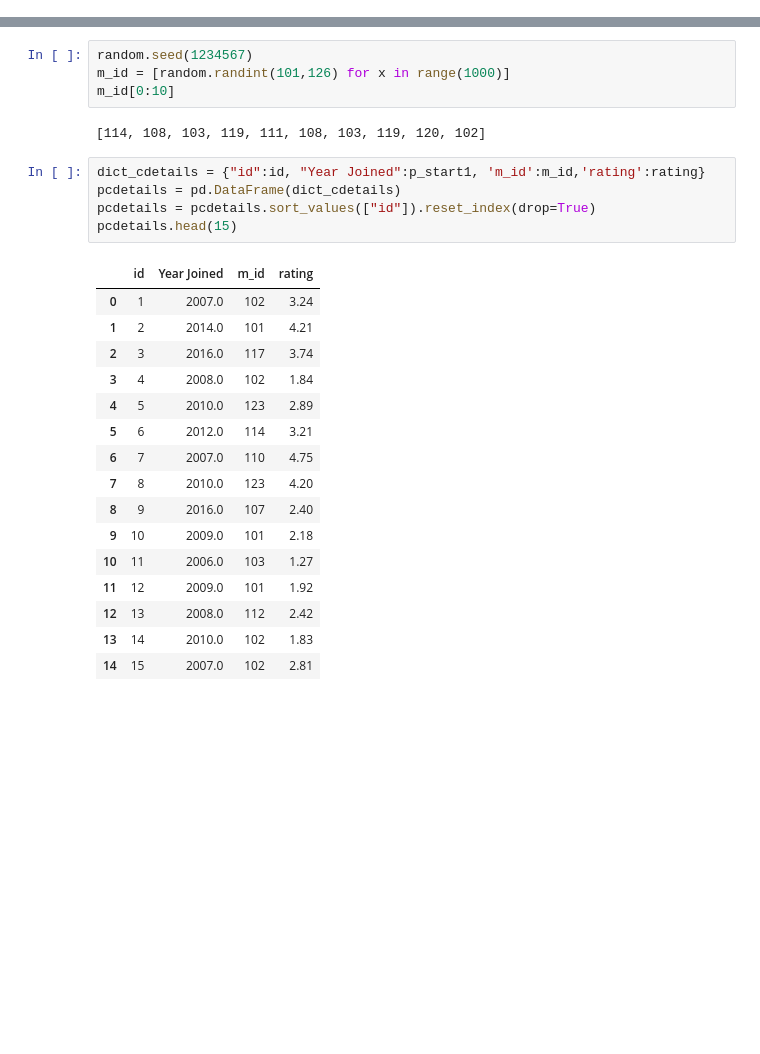
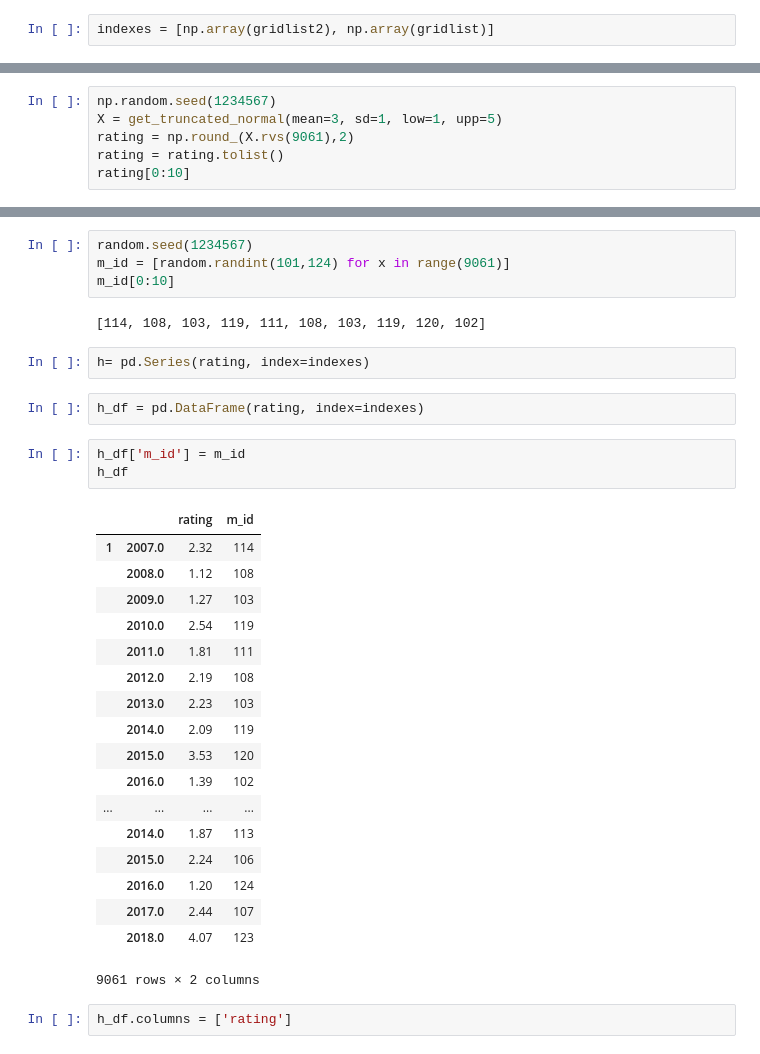
Before and after one commit to vrc-vinodh/mock-data-generation, a Jupyter notebook: complete.ipynb, the cells around one changed output, grey strips where cells are left out. Drawn from its saved outputs; the diff is of its cells as text; blank space fills up the shorter version.

```diff
--- a/complete.ipynb
+++ b/complete.ipynb
@@ -1165,0 +1290,2 @@ rating[0:10]
+# %%
+indexes = [np.array(gridlist2), np.array(gridlist)]
@@ -1165,0 +1297,6 @@ rating[0:10]
+# %%
+np.random.seed(1234567)
+X = get_truncated_normal(mean=3, sd=1, low=1, upp=5)
+rating = np.round_(X.rvs(9061),2)
+rating = rating.tolist()
+rating[0:10]
@@ -1166,28 +1305,34 @@ rating[0:10]
 # %%
 random.seed(1234567)
-m_id = [random.randint(101,126) for x in range(1000)]
+m_id = [random.randint(101,124) for x in range(9061)]
 m_id[0:10]
 # %% [output]
 [114, 108, 103, 119, 111, 108, 103, 119, 120, 102]
-# %%
-dict_cdetails = {"id":id, "Year Joined":p_start1, 'm_id':m_id,'rating':rating}
-pcdetails = pd.DataFrame(dict_cdetails)
-pcdetails = pcdetails.sort_values(["id"]).reset_index(drop=True)
-pcdetails.head(15)
-# %% [output]
-|  | id | Year Joined | m_id | rating |
-| 0 | 1 | 2007.0 | 102 | 3.24 |
-| 1 | 2 | 2014.0 | 101 | 4.21 |
-| 2 | 3 | 2016.0 | 117 | 3.74 |
-| 3 | 4 | 2008.0 | 102 | 1.84 |
-| 4 | 5 | 2010.0 | 123 | 2.89 |
-| 5 | 6 | 2012.0 | 114 | 3.21 |
-| 6 | 7 | 2007.0 | 110 | 4.75 |
-| 7 | 8 | 2010.0 | 123 | 4.20 |
-| 8 | 9 | 2016.0 | 107 | 2.40 |
-| 9 | 10 | 2009.0 | 101 | 2.18 |
-| 10 | 11 | 2006.0 | 103 | 1.27 |
-| 11 | 12 | 2009.0 | 101 | 1.92 |
-| 12 | 13 | 2008.0 | 112 | 2.42 |
-| 13 | 14 | 2010.0 | 102 | 1.83 |
-| 14 | 15 | 2007.0 | 102 | 2.81 |
+# %%
+h= pd.Series(rating, index=indexes)
+# %%
+h_df = pd.DataFrame(rating, index=indexes)
+# %%
+h_df['m_id'] = m_id
+h_df
+# %% [output]
+|  |  | rating | m_id |
+| 1 | 2007.0 | 2.32 | 114 |
+|  | 2008.0 | 1.12 | 108 |
+|  | 2009.0 | 1.27 | 103 |
+|  | 2010.0 | 2.54 | 119 |
+|  | 2011.0 | 1.81 | 111 |
+|  | 2012.0 | 2.19 | 108 |
+|  | 2013.0 | 2.23 | 103 |
+|  | 2014.0 | 2.09 | 119 |
+|  | 2015.0 | 3.53 | 120 |
+|  | 2016.0 | 1.39 | 102 |
+| ... | ... | ... | ... |
+|  | 2014.0 | 1.87 | 113 |
+|  | 2015.0 | 2.24 | 106 |
+|  | 2016.0 | 1.20 | 124 |
+|  | 2017.0 | 2.44 | 107 |
+|  | 2018.0 | 4.07 | 123 |
+9061 rows × 2 columns
+# %%
+h_df.columns = ['rating']
```
Also changed, not shown: parts of 21 cells of this notebook.
